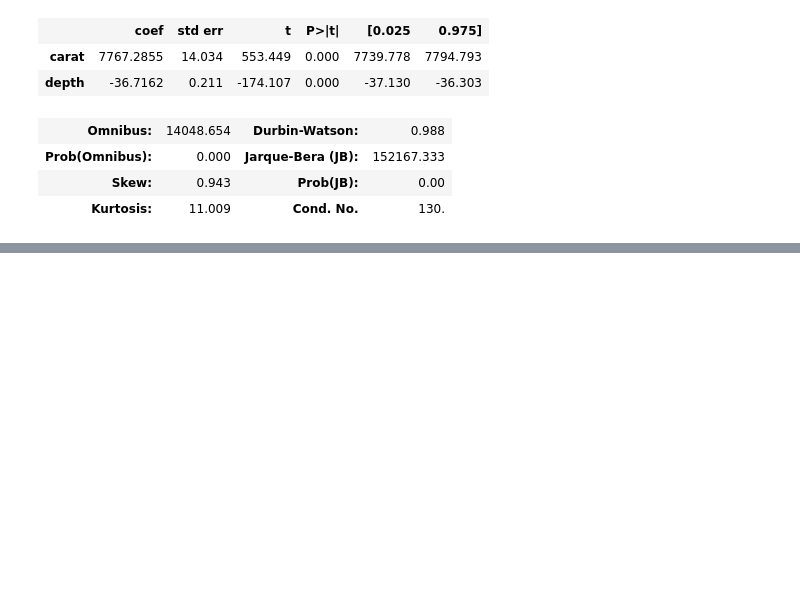
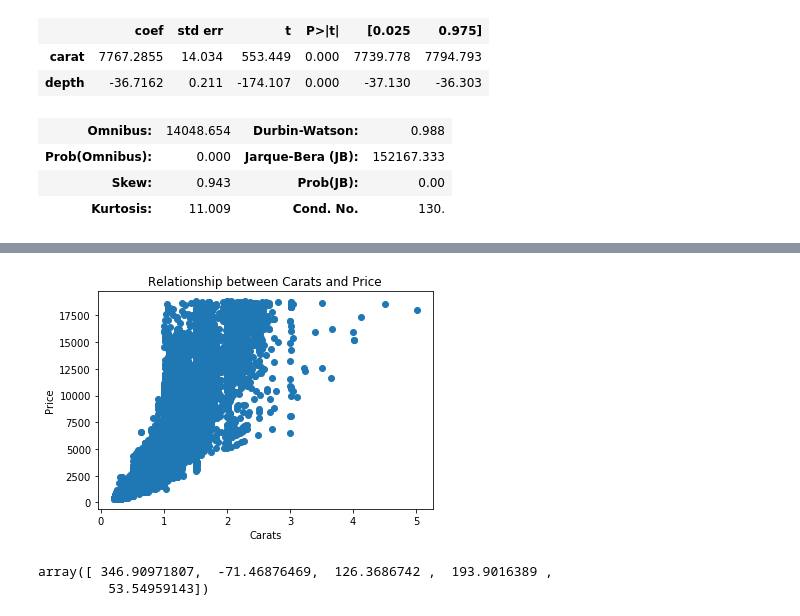
Before and after one commit to konstantinGulish/diamondsPracticeExercise, a Jupyter notebook: Diamonds_Notebook.ipynb, the cells around one changed output, grey strips where cells are left out. Saved outputs shown, nothing was run; the diff lists cells and outputs as text; code cells hidden in the pictures; blank space fills up the shorter version.

```diff
--- a/Diamonds_Notebook.ipynb
+++ b/Diamonds_Notebook.ipynb
@@ -306,0 +341,13 @@ OLS Regression Results
+# %%
+plt.scatter(df.carat, df.price)
+plt.xlabel("Carats")
+plt.ylabel("Price")
+plt.title("Relationship between Carats and Price")
+plt.show()
+# %% [output]
+[figure, added]
+# %%
+lm.predict(X)[0:5]
+# %% [output]
+array([ 346.90971807,  -71.46876469,  126.3686742 ,  193.9016389 ,
+         53.54959143])
```
Also changed, not shown: parts of 40 cells of this notebook.
